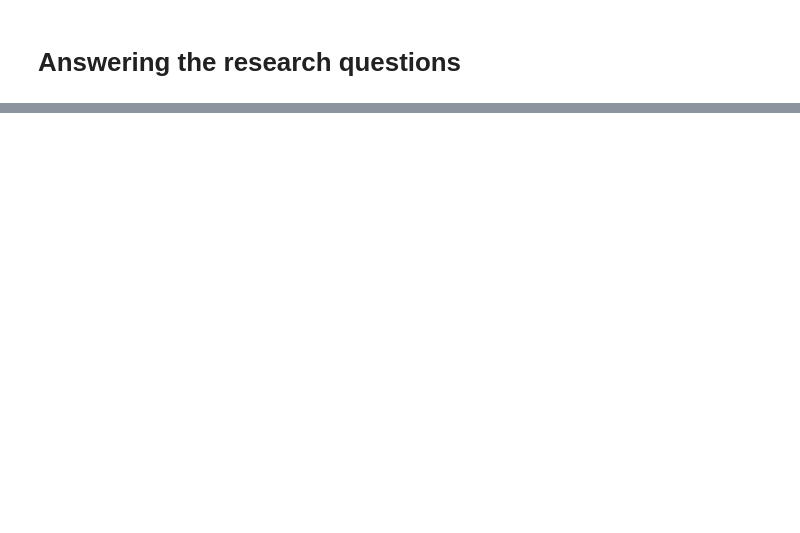
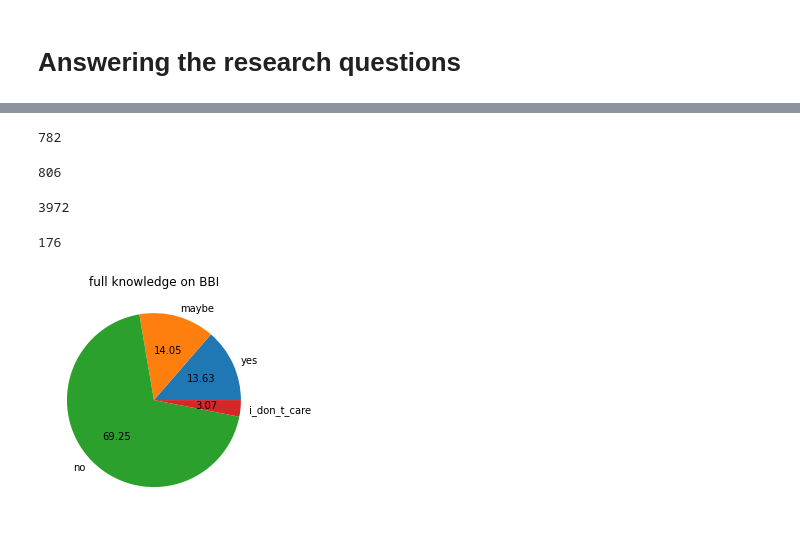
Before and after one commit to kipsangchepesa/CYBEKA, a Jupyter notebook: DSP_group4_project.ipynb, the cells around one changed output, grey strips where cells are left out. Drawn from its saved outputs; the diff is of its cells as text; code cells hidden in the pictures; blank space fills up the shorter version.

```diff
--- a/DSP_group4_project.ipynb
+++ b/DSP_group4_project.ipynb
@@ -281,3 +391,28 @@ inf(df_new)
+# %%
+completelyBBI('yes')
+# %% [output]
+782
+# %%
+completelyBBI('maybe')
+# %% [output]
+806
+# %%
+completelyBBI('no')
+# %% [output]
+3972
+# %%
+completelyBBI('i_don_t_care')
+# %% [output]
+176
+# %%
+data1=['yes','maybe','no','i_don_t_care']
+y=[782, 806, 3972, 176]
+plt.pie(y, labels=data1, autopct='%1.2f')
+#plt.legend()
+plt.title('full knowledge on BBI')
+plt.show()
+# %% [output]
+[figure, added]
 # %%
 # Do Kenyans understand what the BBI entails?
 df_new["Do you know what BBI wants to change"].unique()
```
Also changed, not shown: parts of 67 cells of this notebook.
